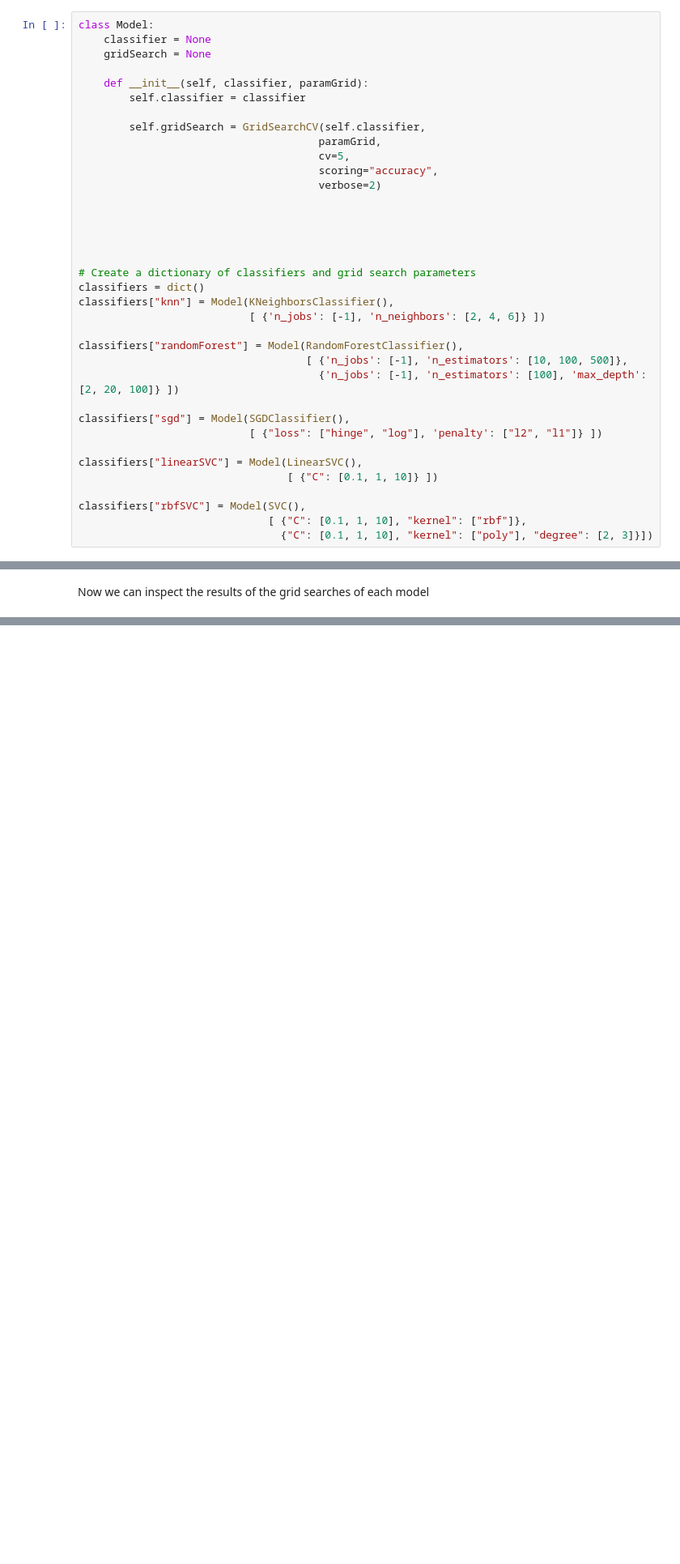
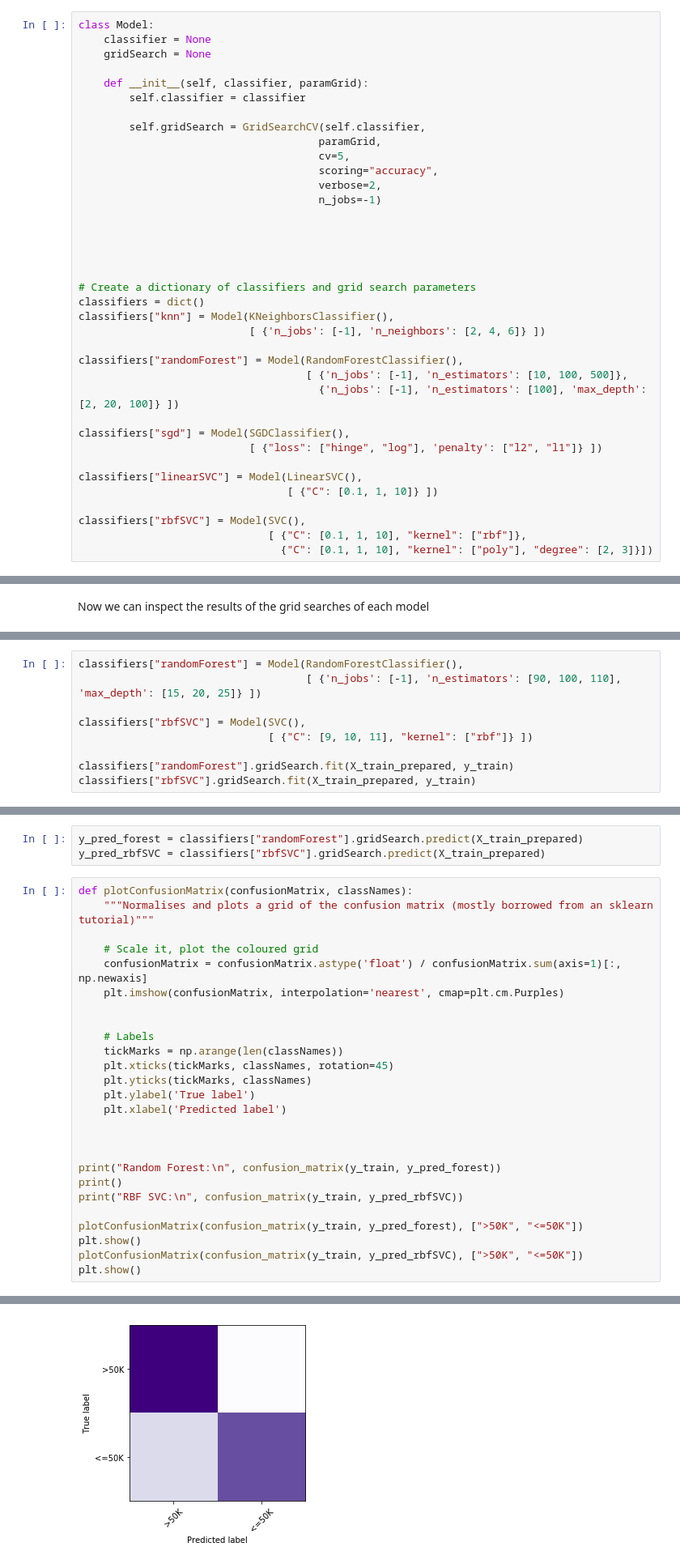
Before and after one commit to jd-13/ML-Adult-Census, a Jupyter notebook: Adult Census.ipynb, the cells around one changed output, grey strips where cells are left out. Shown: that part at 81% size. Saved outputs shown, nothing was run; the diff lists cells and outputs as text; blank space fills up the shorter version.

```diff
--- a/Adult Census.ipynb
+++ b/Adult Census.ipynb
@@ -344,7 +353,8 @@ class Model:
                                       paramGrid,
                                       cv=5,
                                       scoring="accuracy",
-                                      verbose=2)
+                                      verbose=2,
+                                      n_jobs=-1)
 
 
 
@@ -579,0 +596,9 @@ LinearSVC(C=0.1, class_weight=None, dual=True, fit_intercept=True,
+# %%
+classifiers["randomForest"] = Model(RandomForestClassifier(),
+                                    [ {'n_jobs': [-1], 'n_estimators': [90, 100, 110], 'max_depth': [15, 20, 25]} ])
+
+classifiers["rbfSVC"] = Model(SVC(),
+                              [ {"C": [9, 10, 11], "kernel": ["rbf"]} ])
+
+classifiers["randomForest"].gridSearch.fit(X_train_prepared, y_train)
+classifiers["rbfSVC"].gridSearch.fit(X_train_prepared, y_train)
@@ -579,0 +702,30 @@ LinearSVC(C=0.1, class_weight=None, dual=True, fit_intercept=True,
+# %%
+y_pred_forest = classifiers["randomForest"].gridSearch.predict(X_train_prepared)
+y_pred_rbfSVC = classifiers["rbfSVC"].gridSearch.predict(X_train_prepared)
+# %%
+def plotConfusionMatrix(confusionMatrix, classNames):
+    """Normalises and plots a grid of the confusion matrix (mostly borrowed from an sklearn tutorial)"""
+
+    # Scale it, plot the coloured grid
+    confusionMatrix = confusionMatrix.astype('float') / confusionMatrix.sum(axis=1)[:, np.newaxis]
+    plt.imshow(confusionMatrix, interpolation='nearest', cmap=plt.cm.Purples)
+
+
+    # Labels
+    tickMarks = np.arange(len(classNames))
+    plt.xticks(tickMarks, classNames, rotation=45)
+    plt.yticks(tickMarks, classNames)
+    plt.ylabel('True label')
+    plt.xlabel('Predicted label')
+
+
+
+print("Random Forest:\n", confusion_matrix(y_train, y_pred_forest))
+print()
+print("RBF SVC:\n", confusion_matrix(y_train, y_pred_rbfSVC))
+
+plotConfusionMatrix(confusion_matrix(y_train, y_pred_forest), [">50K", "<=50K"])
+plt.show()
+plotConfusionMatrix(confusion_matrix(y_train, y_pred_rbfSVC), [">50K", "<=50K"])
+plt.show()
+# %% [output]
@@ -579,0 +739 @@ LinearSVC(C=0.1, class_weight=None, dual=True, fit_intercept=True,
+[figure, added]
```
Also changed, not shown: parts of 21 cells of this notebook.
